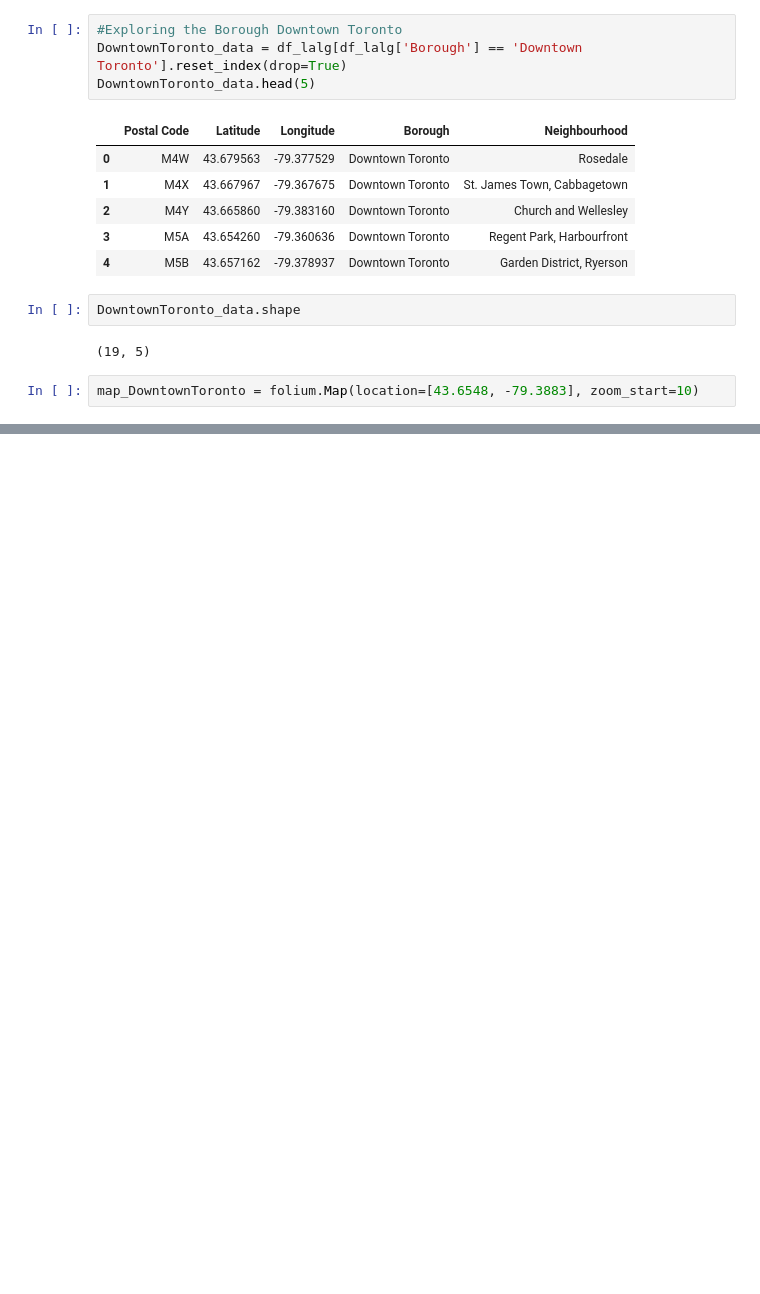
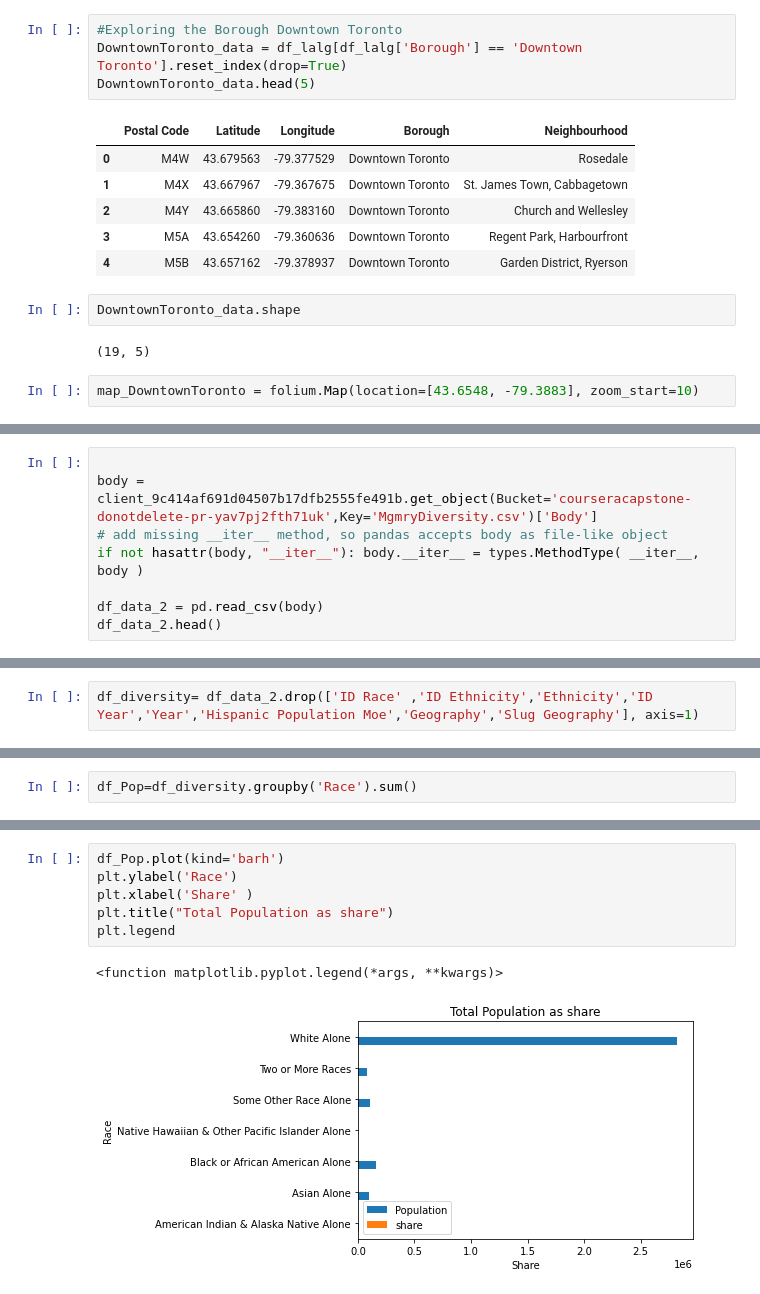
Before and after one commit to vandanaalamuru/Coursera-capstone, a Jupyter notebook: Capstone for Coursera Data Science project .ipynb, the cells around one changed output, grey strips where cells are left out. Saved outputs shown, nothing was run; the diff lists cells and outputs as text; blank space fills up the shorter version.

```diff
--- a/Capstone for Coursera Data Science project .ipynb
+++ b/Capstone for Coursera Data Science project .ipynb
@@ -271,0 +398,8 @@ map_DowntownToronto
+# %%
+
+body = client_9c414af691d04507b17dfb2555fe491b.get_object(Bucket='courseracapstone-donotdelete-pr-yav7pj2fth71uk',Key='MgmryDiversity.csv')['Body']
+# add missing __iter__ method, so pandas accepts body as file-like object
+if not hasattr(body, "__iter__"): body.__iter__ = types.MethodType( __iter__, body )
+
+df_data_2 = pd.read_csv(body)
+df_data_2.head()
@@ -271,0 +417,2 @@ map_DowntownToronto
+# %%
+df_diversity= df_data_2.drop(['ID Race' ,'ID Ethnicity','Ethnicity','ID Year','Year','Hispanic Population Moe','Geography','Slug Geography'], axis=1)
@@ -271,0 +435,2 @@ map_DowntownToronto
+# %%
+df_Pop=df_diversity.groupby('Race').sum()
@@ -271,0 +449,9 @@ map_DowntownToronto
+# %%
+df_Pop.plot(kind='barh')
+plt.ylabel('Race')
+plt.xlabel('Share' )
+plt.title("Total Population as share")
+plt.legend
+# %% [output]
+<function matplotlib.pyplot.legend(*args, **kwargs)>
+[figure, added]
```
Also changed, not shown: parts of 33 cells of this notebook.
